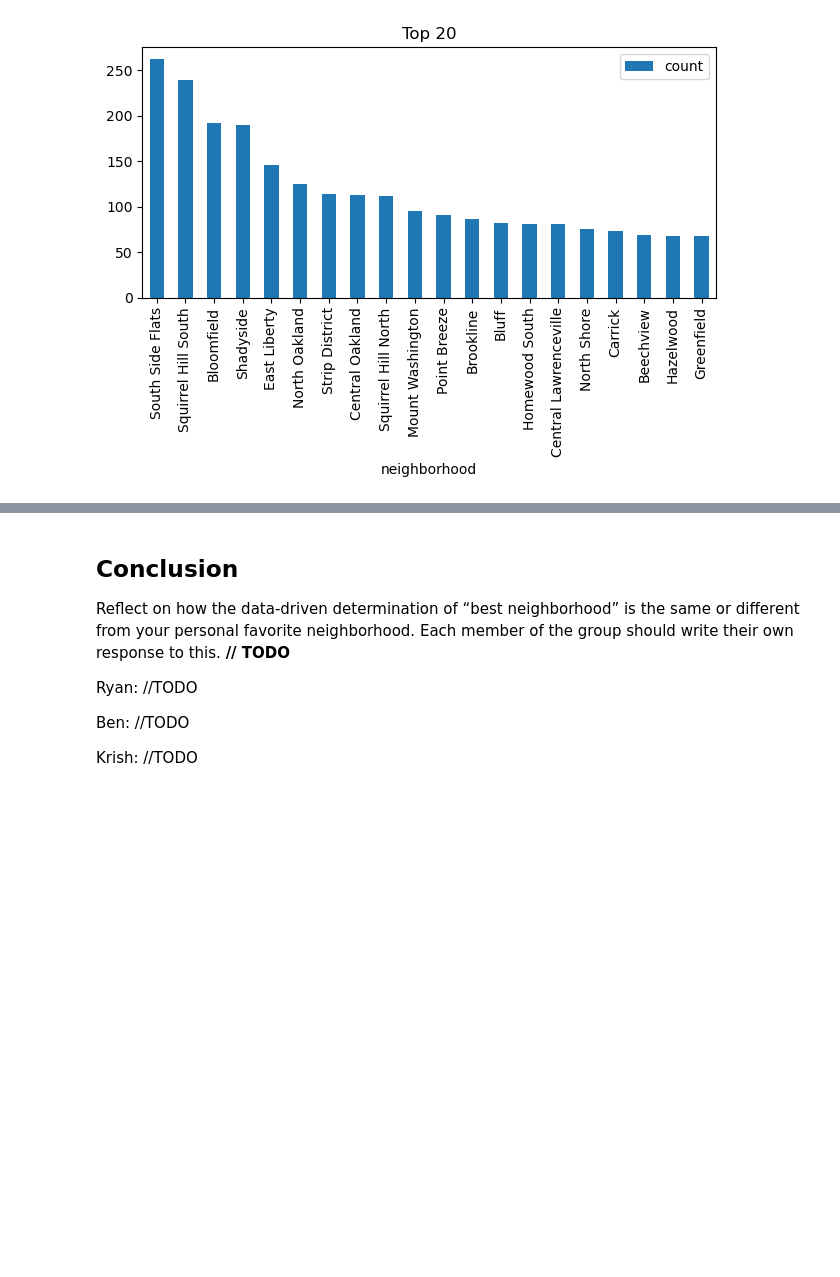
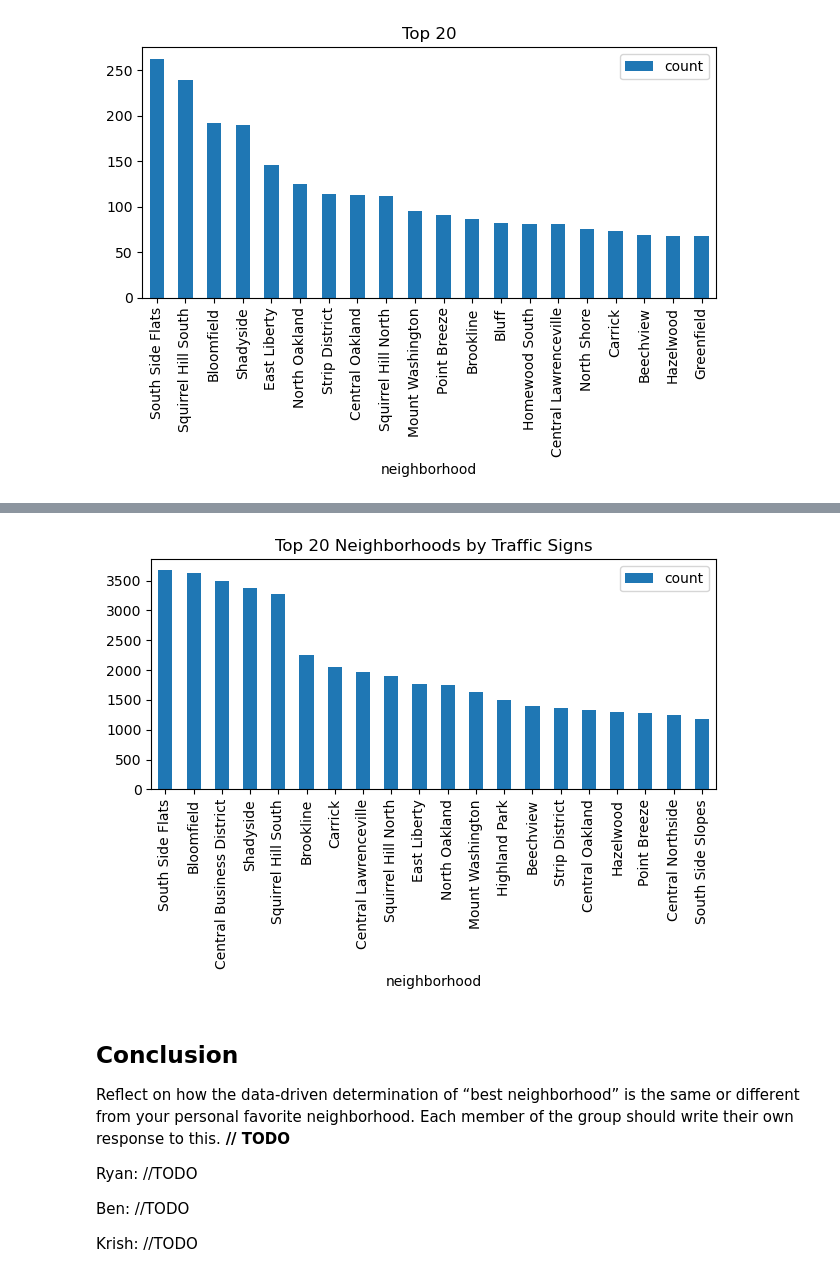
Before and after one commit to Revanik/Best-Neighbourhoods-Big-Ideas-Final, a Jupyter notebook: Complete.ipynb, the cells around one changed output, grey strips where cells are left out. Drawn from its saved outputs; the diff is of its cells as text; code cells hidden in the pictures; blank space fills up the shorter version.

```diff
--- a/Complete.ipynb
+++ b/Complete.ipynb
@@ -91,4 +127,5 @@ plt.show()
 
 ![](Images/TrafficSigns.png)
 # %%
-##CODE FOR SUBMETRIC 3 //TODO
+traffic_signs = pd.read_csv("CSV-Files/TrafficSigns.csv")
+traffic_signs.head()
@@ -94,0 +139,6 @@ plt.show()
+# %%
+traffic_sign_counts = pd.DataFrame(traffic_signs['neighborhood'].value_counts().reset_index())
+traffic_sign_counts.columns = ['neighborhood', 'count']
+traffic_sign_counts = traffic_sign_counts.sort_values(by='count', ascending=False)
+traffic_sign_counts = traffic_sign_counts.head(20)
+traffic_sign_counts
@@ -95,3 +163,10 @@ plt.show()
+# %%
+traffic_sign_counts.plot(kind="bar", x="neighborhood", y="count", title="Top 20 Neighborhoods by Traffic Signs")
+plt.xticks(rotation=90)
+plt.tight_layout()
+plt.show()
+# %% [output]
+[figure, added]
 # %%
 ## OVERALL ANALYSIS //TODOOOOOOOOOO
 # %% [markdown]
```
Also changed, not shown: parts of 5 cells of this notebook, 3 other files.
